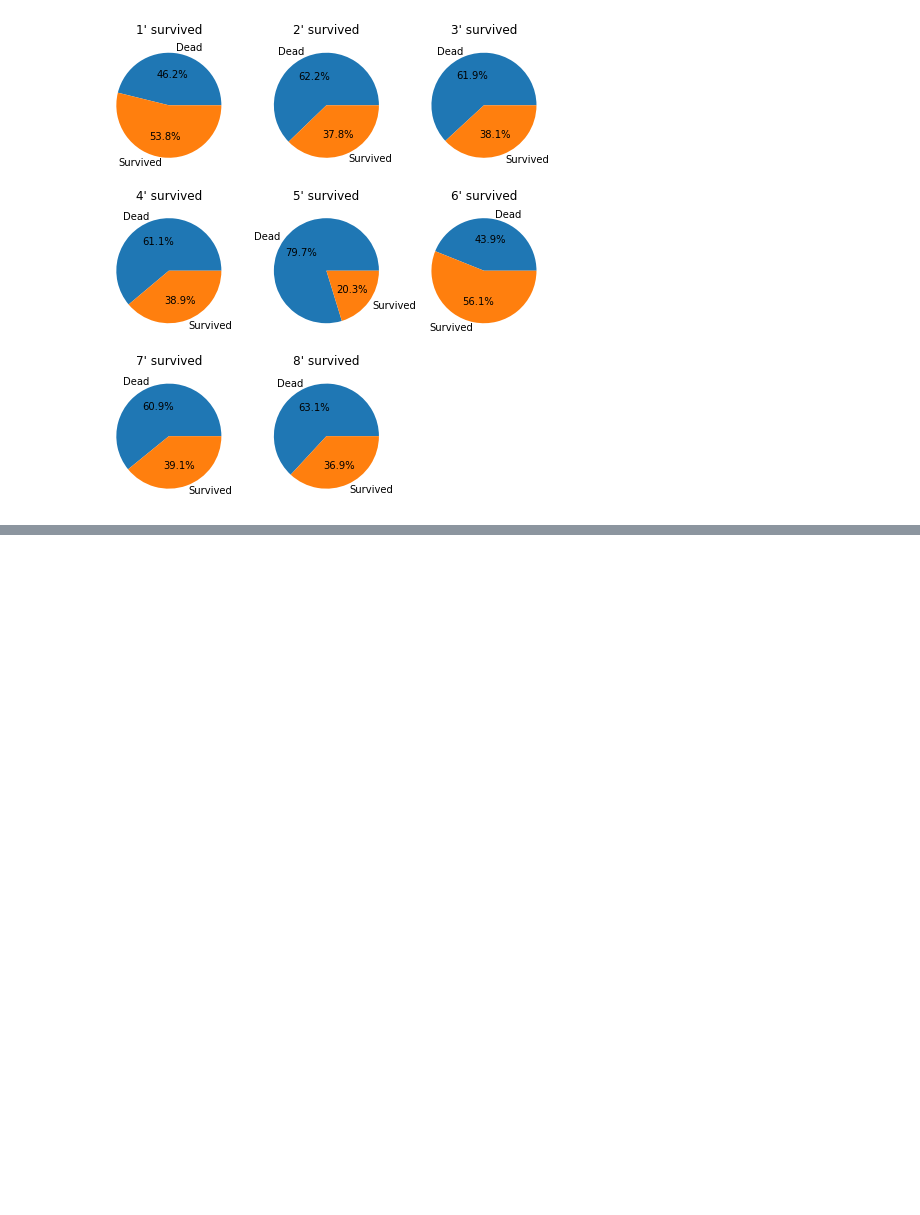
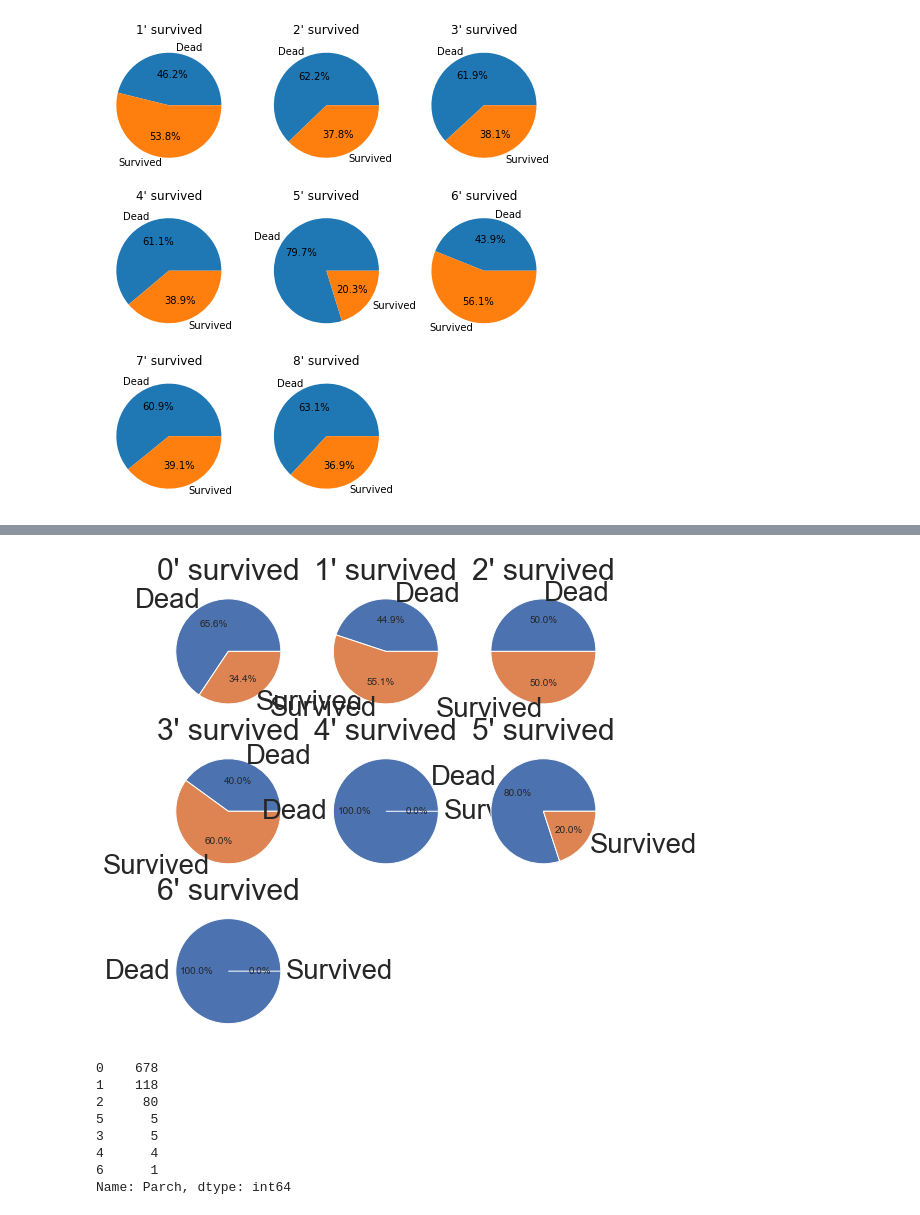
Before and after one commit to thinkp0907/Data_Engineering, a Jupyter notebook: Kaggle/Get_started_with_Kaggle[Titanic].ipynb, the cells around one changed output, grey strips where cells are left out. Saved outputs shown, nothing was run; the diff lists cells and outputs as text; code cells hidden in the pictures; blank space fills up the shorter version.

```diff
--- a/Kaggle/Get_started_with_Kaggle[Titanic].ipynb
+++ b/Kaggle/Get_started_with_Kaggle[Titanic].ipynb
@@ -308,0 +329,18 @@ train_set
+# %%
+# Parch
+
+show_pie(train_set, 'Parch')
+
+train_set.Parch.value_counts()
+
+# 1 ~ 2명의 Parch 즉, 부모님과 함께 탑승 했을때 생존률이 좀더 높다
+# %% [output]
+[figure, added]
+0    678
+1    118
+2     80
+5      5
+3      5
+4      4
+6      1
+Name: Parch, dtype: int64
```
Also changed, not shown: parts of 21 cells of this notebook.
